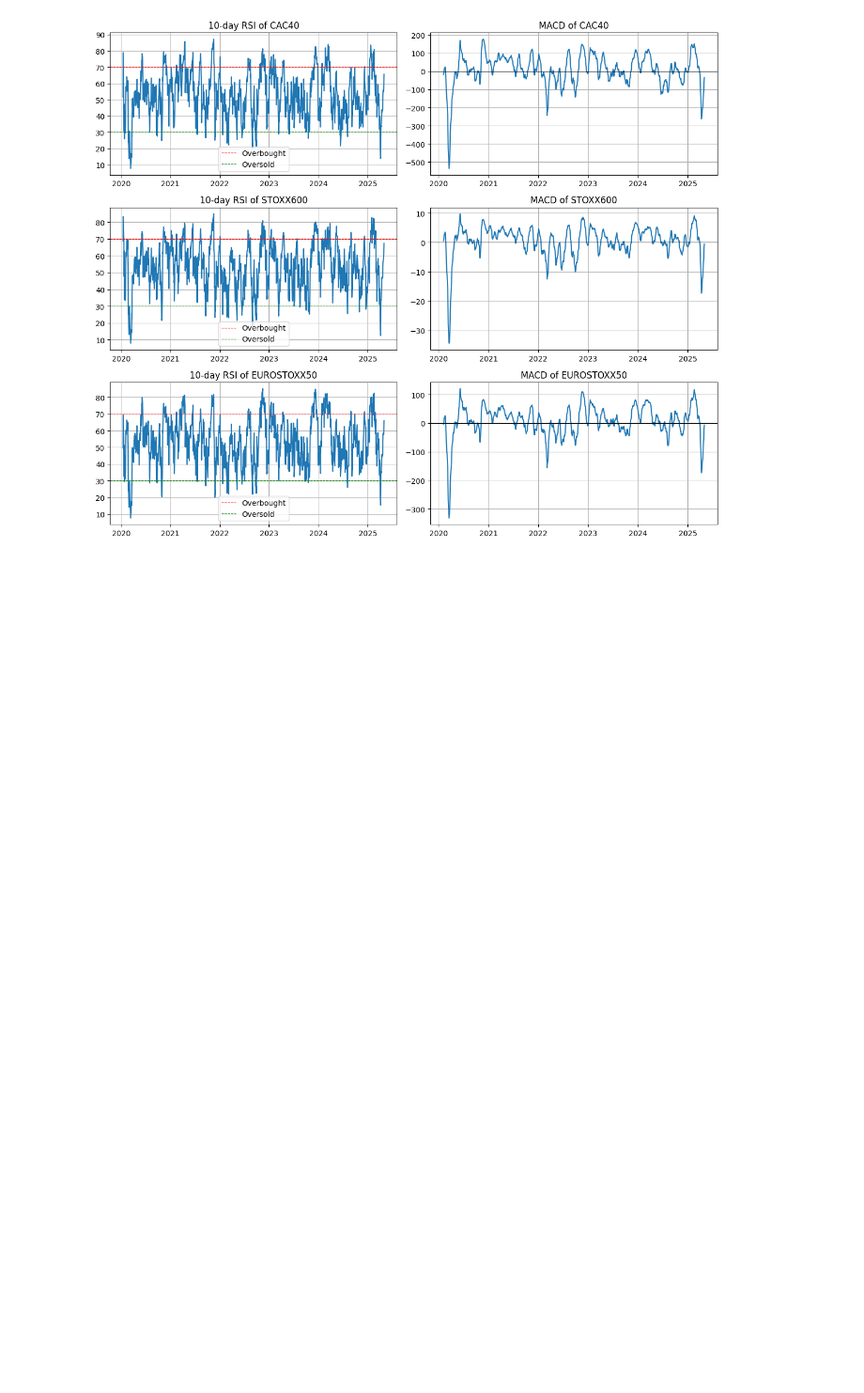
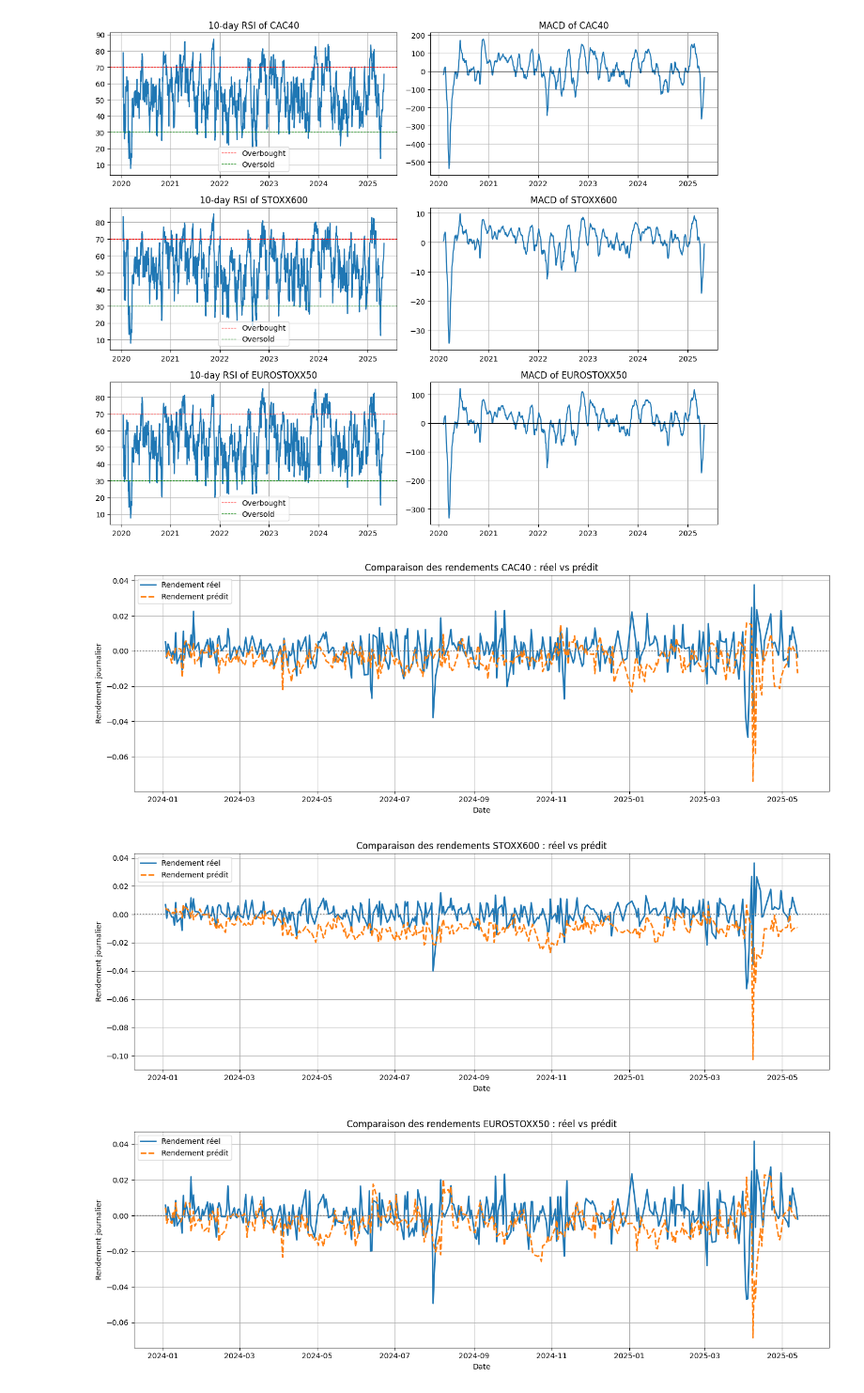
Before and after one commit to Alexiszcv/market-predictor, a Jupyter notebook: notebooks/data_visualization.ipynb, the cells around one changed output. Shown at 94% size. Drawn from its saved outputs; the diff is of its cells as text; code cells hidden in the pictures; blank space fills up the shorter version.

```diff
--- a/notebooks/data_visualization.ipynb
+++ b/notebooks/data_visualization.ipynb
@@ -86,3 +89,25 @@ plt.tight_layout()
 plt.show()
 # %% [output]
 [figure]
+# %%
+
+y_test = pd.read_parquet(PRED_DIR / "y_test_df.parquet")
+y_pred_df = pd.read_parquet(PRED_DIR / "y_pred_df.parquet")
+
+
+for index in ["CAC40", "STOXX600", "EUROSTOXX50"]:
+    plt.figure(figsize=(14, 5))
+    plt.plot(y_test.index, y_test[f"Return_{index}_t+1"], label="Rendement réel", linewidth=2)
+    plt.plot(y_test.index, y_pred_df[f"Return_{index}_t+1"], label="Rendement prédit", linestyle="--", linewidth=2)
+    plt.axhline(0, color="gray", linestyle=":")
+    plt.title(f"Comparaison des rendements {index} : réel vs prédit")
+    plt.xlabel("Date")
+    plt.ylabel("Rendement journalier")
+    plt.legend()
+    plt.grid(True)
+    plt.tight_layout()
+    plt.show()
+# %% [output]
+[figure, added]
+[figure, added]
+[figure, added]
```
Also changed, not shown: parts of 4 cells of this notebook, 14 other files.
